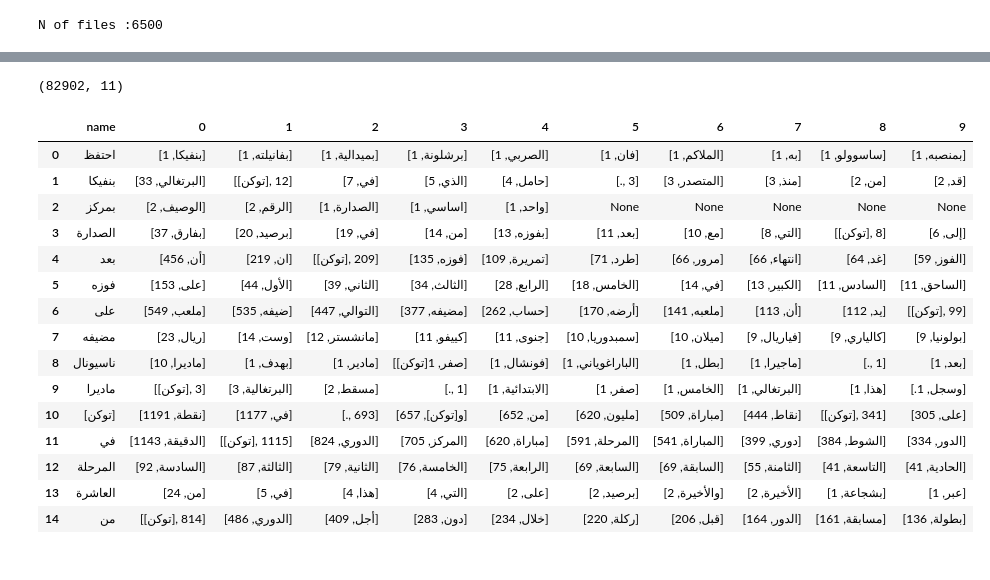
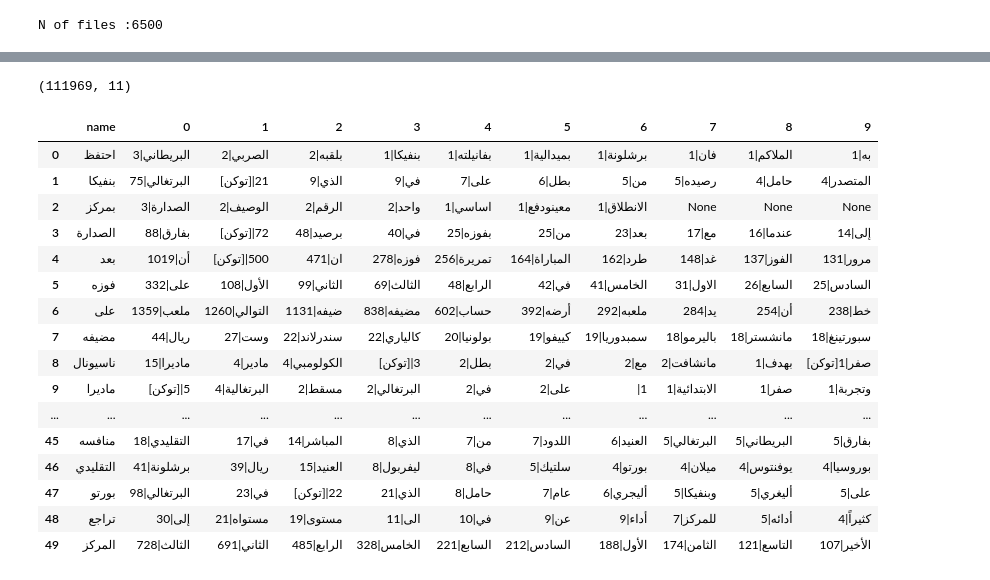
Before and after one commit to RamzeyChibana/Arabic_AutocompleteEngine, a Jupyter notebook: Coret.ipynb, the cells around one changed output, grey strips where cells are left out. Saved outputs shown, nothing was run; the diff lists cells and outputs as text; code cells hidden in the pictures.

```diff
--- a/Coret.ipynb
+++ b/Coret.ipynb
@@ -32,7 +32,7 @@ def replace_matches(text:str):
     return text
 
 def cleaning(text:str):
-    stop = ["»","«","#","&","*"]
+    stop = ["»","«","#","&","*",".",",","،",":"]
     for char in stop:
         text = text.replace(char,"")
     return text
@@ -54,27 +54,27 @@ for file in FILES :
         text = file.read()
         texts.append(cleaning(replace_matches(text)))
 # %%
-def get_frequency(data:list[str]):
-    words = []
-    tokens_dict = dict()
-    for indice,text in enumerate(data[0:3000]) :
-        if indice % 100 == 0 :
-            print(f"processed : {indice}")
+def get_frequency_win(data:list[str],win=1):
+
+    words = dict()
+    for indice,text in enumerate(data[:]) :
+        if indice % 500 == 0 :
+            print(f"Processed :{indice}")
 
         text = text.split(" ")
-        for idx , word in enumerate(text[:-1]):
-            if word in tokens_dict.keys() :
-                tokens_dict[word].append(text[idx+1])
+        for idx in range(win,len(text)-1):
+            interval = " ".join(text[idx-win:idx])
+
+            if interval in words.keys() :
+                words[interval].append(text[idx])
             else :
-                tokens_dict[word] = [text[idx+1],]
-
-    for key in tokens_dict.keys():
-        value = dict(Counter(tokens_dict[key]))
-        tokens_dict[key] = sorted(value.items(),key=lambda item : item[1],reverse=True)
+                words[interval] = [text[idx],]
 
 
-
-    return tokens_dict
+    for key in words.keys():
+        value = dict(Counter(words[key]))
+        words[key] = sorted(value.items(),key=lambda item : item[1],reverse=True)
+    return words
 
 def get_best_frequency(words:dict,best=10,frequency=False):
     # frequency = 1 if frequency else 0
@@ -84,17 +84,19 @@ def get_best_frequency(words:dict,best=10,frequency=False):
 
         data["name"].append(key)
         for i in range(best) :
+
             try :
-                data[str(i)].append(list(result[key][i]))
+                data[str(i)].append(str(words[key][i][0])+"|"+str(words[key][i][1]))
             except :
                 data[str(i)].append(None)
+
 
     df = pd.DataFrame(data)
     return df
 
 
 
-result = get_frequency(texts)
+result = get_frequency_win(texts)
 
 
 df = get_best_frequency(result,frequency=False)
@@ -119,21 +117,22 @@ processed : 2900
 # %%
 print(df.shape)
-df.head(15)
+df.head(50)
 # %% [output]
-(82902, 11)
+(111969, 11)
 |  | name | 0 | 1 | 2 | 3 | 4 | 5 | 6 | 7 | 8 | 9 |
-| 0 | احتفظ | [بنفيكا, 1] | [بفانيلته, 1] | [بميدالية, 1] | [برشلونة, 1] | [الصربي, 1] | [فان, 1] | [الملاكم, 1] | [به, 1] | [ساسوولو, 1] | [بمنصبه, 1] |
-| 1 | بنفيكا | [البرتغالي, 33] | [[توكن], 12] | [في, 7] | [الذي, 5] | [حامل, 4] | [., 3] | [المتصدر, 3] | [منذ, 3] | [من, 2] | [قد, 2] |
-| 2 | بمركز | [الوصيف, 2] | [الرقم, 2] | [الصدارة, 1] | [اساسي, 1] | [واحد, 1] | None | None | None | None | None |
-| 3 | الصدارة | [بفارق, 37] | [برصيد, 20] | [في, 19] | [من, 14] | [بفوزه, 13] | [بعد, 11] | [مع, 10] | [التي, 8] | [[توكن], 8] | [إلى, 6] |
-| 4 | بعد | [أن, 456] | [ان, 219] | [[توكن], 209] | [فوزه, 135] | [تمريرة, 109] | [طرد, 71] | [مرور, 66] | [انتهاء, 66] | [غد, 64] | [الفوز, 59] |
-| 5 | فوزه | [على, 153] | [الأول, 44] | [الثاني, 39] | [الثالث, 34] | [الرابع, 28] | [الخامس, 18] | [في, 14] | [الكبير, 13] | [السادس, 11] | [الساحق, 11] |
-| 6 | على | [ملعب, 549] | [ضيفه, 535] | [التوالي, 447] | [مضيفه, 377] | [حساب, 262] | [أرضه, 170] | [ملعبه, 141] | [أن, 113] | [يد, 112] | [[توكن], 99] |
-| 7 | مضيفه | [ريال, 23] | [وست, 14] | [مانشستر, 12] | [كييفو, 11] | [جنوى, 11] | [سمبدوريا, 10] | [ميلان, 10] | [فياريال, 9] | [كالياري, 9] | [بولونيا, 9] |
-| 8 | ناسيونال | [ماديرا, 10] | [بهدف, 1] | [مادير, 1] | [[توكن]صفر, 1] | [فونشال, 1] | [الباراغوياني, 1] | [بطل, 1] | [ماجيرا, 1] | [., 1] | [بعد, 1] |
-| 9 | ماديرا | [[توكن], 3] | [البرتغالية, 3] | [مسقط, 2] | [., 1] | [الابتدائية, 1] | [صفر, 1] | [الخامس, 1] | [البرتغالي, 1] | [هذا, 1] | [.وسجل, 1] |
-| 10 | [توكن] | [نقطة, 1191] | [في, 1177] | [., 693] | [و[توكن], 657] | [من, 652] | [مليون, 620] | [مباراة, 509] | [نقاط, 444] | [[توكن], 341] | [على, 305] |
-| 11 | في | [الدقيقة, 1143] | [[توكن], 1115] | [الدوري, 824] | [المركز, 705] | [مباراة, 620] | [المرحلة, 591] | [المباراة, 541] | [دوري, 399] | [الشوط, 384] | [الدور, 334] |
-| 12 | المرحلة | [السادسة, 92] | [الثالثة, 87] | [الثانية, 79] | [الخامسة, 76] | [الرابعة, 75] | [السابعة, 69] | [السابقة, 69] | [الثامنة, 55] | [التاسعة, 41] | [الحادية, 41] |
-| 13 | العاشرة | [من, 24] | [في, 5] | [هذا, 4] | [التي, 4] | [على, 2] | [برصيد, 2] | [والأخيرة, 2] | [الأخيرة, 2] | [بشجاعة, 1] | [عبر, 1] |
-| 14 | من | [[توكن], 814] | [الدوري, 486] | [أجل, 409] | [دون, 283] | [خلال, 234] | [ركلة, 220] | [قبل, 206] | [الدور, 164] | [مسابقة, 161] | [بطولة, 136] |
+| 0 | احتفظ | البريطاني|3 | الصربي|2 | بلقبه|2 | بنفيكا|1 | بفانيلته|1 | بميدالية|1 | برشلونة|1 | فان|1 | الملاكم|1 | به|1 |
+| 1 | بنفيكا | البرتغالي|75 | [توكن]|21 | الذي|9 | في|9 | على|7 | بطل|6 | من|5 | رصيده|5 | حامل|4 | المتصدر|4 |
+| 2 | بمركز | الصدارة|3 | الوصيف|2 | الرقم|2 | واحد|2 | اساسي|1 | معينودفع|1 | الانطلاق|1 | None | None | None |
+| 3 | الصدارة | بفارق|88 | [توكن]|72 | برصيد|48 | في|40 | بفوزه|25 | من|25 | بعد|23 | مع|17 | عندما|16 | إلى|14 |
+| 4 | بعد | أن|1019 | [توكن]|500 | ان|471 | فوزه|278 | تمريرة|256 | المباراة|164 | طرد|162 | غد|148 | الفوز|137 | مرور|131 |
+| 5 | فوزه | على|332 | الأول|108 | الثاني|99 | الثالث|69 | الرابع|48 | في|42 | الخامس|41 | الاول|31 | السابع|26 | السادس|25 |
+| 6 | على | ملعب|1359 | التوالي|1260 | ضيفه|1131 | مضيفه|838 | حساب|602 | أرضه|392 | ملعبه|292 | يد|284 | أن|254 | خط|238 |
+| 7 | مضيفه | ريال|44 | وست|27 | سندرلاند|22 | كالياري|22 | بولونيا|20 | كييفو|19 | سمبدوريا|19 | باليرمو|18 | مانشستر|18 | سبورتينغ|18 |
+| 8 | ناسيونال | ماديرا|15 | مادير|4 | الكولومبي|4 | [توكن]|3 | بطل|2 | في|2 | مع|2 | مانشافت|2 | بهدف|1 | [توكن]صفر|1 |
+| 9 | ماديرا | [توكن]|5 | البرتغالية|4 | مسقط|2 | البرتغالي|2 | في|2 | على|2 | |1 | الابتدائية|1 | صفر|1 | وتجربة|1 |
+| ... | ... | ... | ... | ... | ... | ... | ... | ... | ... | ... | ... |
+| 45 | منافسه | التقليدي|18 | في|17 | المباشر|14 | الذي|8 | من|7 | اللدود|7 | العنيد|6 | البرتغالي|5 | البريطاني|5 | بفارق|5 |
+| 46 | التقليدي | برشلونة|41 | ريال|39 | العنيد|15 | ليفربول|8 | في|8 | سلتيك|5 | بورتو|4 | ميلان|4 | يوفنتوس|4 | بوروسيا|4 |
+| 47 | بورتو | البرتغالي|98 | في|23 | [توكن]|22 | الذي|21 | حامل|8 | عام|7 | أليجري|6 | وبنفيكا|5 | أليغري|5 | على|5 |
+| 48 | تراجع | إلى|30 | مستواه|21 | مستوى|19 | الى|11 | في|10 | عن|9 | أداء|9 | للمركز|7 | أدائه|5 | كثيراً|4 |
+| 49 | المركز | الثالث|728 | الثاني|691 | الرابع|485 | الخامس|328 | السابع|221 | السادس|212 | الأول|188 | الثامن|174 | التاسع|121 | الأخير|107 |
```
Also changed, not shown: parts of 3 cells of this notebook, 4 other files.
